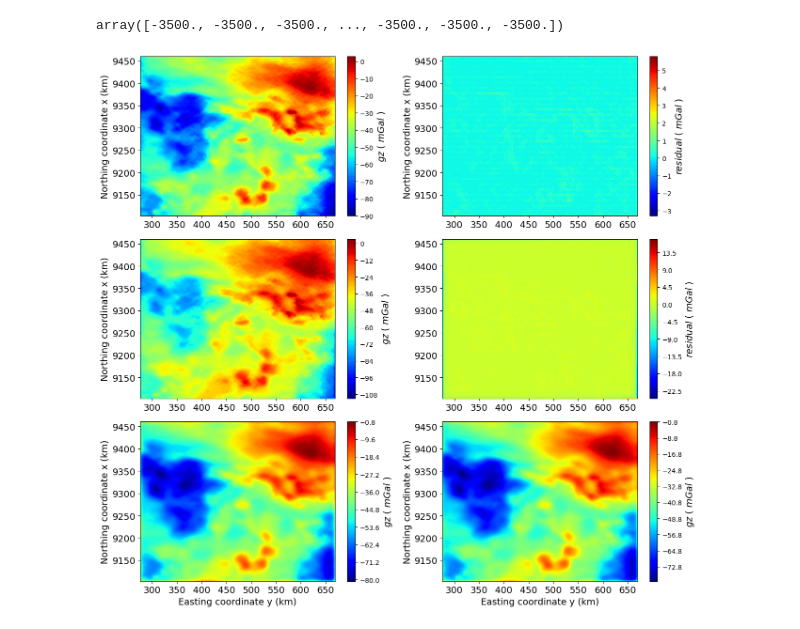
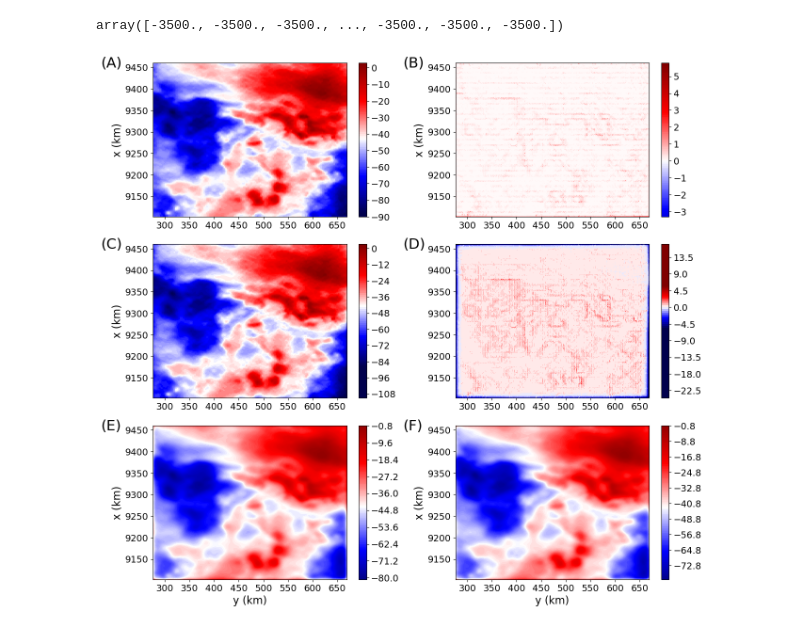
Before and after one commit to DiegoTaka/fast_equivalent_layer, a Jupyter notebook: code/grav/real_data_grav/Carajas_grav_CGLS.ipynb, the cells around one changed output. Drawn from its saved outputs; the diff is of its cells as text; code cells hidden in the pictures.

```diff
--- a/code/grav/real_data_grav/Carajas_grav_CGLS.ipynb
+++ b/code/grav/real_data_grav/Carajas_grav_CGLS.ipynb
@@ -37,17 +41,21 @@ yi_plot = carajas['y']/1000
 fig = plt.figure(figsize=(8,6))
 fig.patch.set_facecolor('xkcd:white')
 #plt.tricontourf(yi_plot, xi_plot, dobs, 300, vmin=-300, vmax=300, cmap='jet')
-plt.tricontourf(yi_plot, xi_plot, dobs, 100, cmap='jet')
+ranges_max = np.max(dobs)
+ranges_min = np.min(dobs)
+plt.tricontourf(yi_plot, xi_plot, dobs, 100, cmap='seismic',vmin=ranges_min,vmax=ranges_max)
 #cb = plt.colorbar(shrink=0.825)
 cb = plt.colorbar()
+plt.clim(ranges_min, ranges_max)
+cb.ax.tick_params(labelsize=14)
 #plt.axis('scaled')
-cb.set_label('$gz$ ( $mGal$ )', rotation=90, fontsize=14)
+#cb.set_label('$gz$ ( $mGal$ )', rotation=90, fontsize=14)
 plt.xlim(np.min(yi_plot),np.max(yi_plot))
 plt.ylim(np.min(xi_plot),np.max(xi_plot))
 plt.xticks(fontsize=14)
 plt.yticks(fontsize=14)
-plt.xlabel('Easting coordinate y (km)', fontsize=14)
-plt.ylabel('Northing coordinate x (km)', fontsize=14)
-plt.tight_layout();
+plt.xlabel('y (km)', fontsize=16)
+plt.ylabel('x (km)', fontsize=16)
+plt.tight_layout()
 #plt.savefig('../../../manuscript/Fig/carajas_gz_real_data_1000x500.png', dpi=300)
 # %% [output]
@@ -123,80 +131,99 @@ array([-3500., -3500., -3500., ..., -3500., -3500., -3500.])
 fig = plt.figure(figsize=(13, 12))
 fig.patch.set_facecolor('xkcd:white')
 
+ranges_res = np.max(np.abs(delta_conv))
+
 plt.subplot(321)
 #plt.title('Convolutional method', y=1, x=0.5, fontsize=14)
-plt.tricontourf(yi_plot, xi_plot, gzp_conv, 100, cmap='jet')
+plt.tricontourf(yi_plot, xi_plot, gzp_conv, 100, cmap='seismic',vmin=ranges_min,vmax=ranges_max)
 cb = plt.colorbar()
-cb.set_label('$gz$ ( $mGal$ )', rotation=90, fontsize=14)
+plt.clim(ranges_min, ranges_max)
+cb.ax.tick_params(labelsize=14)
+#cb.set_label('$gz$ ( $mGal$ )', rotation=90, fontsize=14)
 plt.xlim(np.min(yi_plot),np.max(yi_plot))
 plt.ylim(np.min(xi_plot),np.max(xi_plot))
 plt.xticks(fontsize=14)
 plt.yticks(fontsize=14)
 #plt.xlabel('Easting coordinate y (km)', fontsize=14)
-plt.ylabel('Northing coordinate x (km)', fontsize=14)
+plt.ylabel('x (km)', fontsize=16)
+plt.annotate(text='(A)', xy=(-0.27,0.97), xycoords='axes fraction', fontsize=22)
 
 plt.subplot(322)
 #plt.title('Convolutional method residual', y=1, x=0.5, fontsize=14)
-plt.tricontourf(yi_plot, xi_plot, delta_conv, 100, cmap='jet')
+plt.tricontourf(yi_plot, xi_plot, delta_conv, 100, cmap='seismic',vmin=-ranges_res,vmax=ranges_res)
 cb = plt.colorbar()
-cb.set_label('$residual$ ( $mGal$ )', rotation=90, fontsize=14)
+plt.clim(-ranges_res, ranges_res)
+cb.ax.tick_params(labelsize=14)
+#cb.set_label('$residual$ ( $mGal$ )', rotation=90, fontsize=14)
 plt.xlim(np.min(yi_plot),np.max(yi_plot))
 plt.ylim(np.min(xi_plot),np.max(xi_plot))
 plt.xticks(fontsize=14)
 plt.yticks(fontsize=14)
 #plt.xlabel('Easting coordinate y (km)', fontsize=14)
-plt.ylabel('Northing coordinate x (km)', fontsize=14)
+plt.ylabel('x (km)', fontsize=16)
+plt.annotate(text='(B)', xy=(-0.27,0.97), xycoords='axes fraction', fontsize=22)
 
 plt.subplot(323)
 #plt.title('Deconvolutional method', y=1, x=0.5, fontsize=14)
-plt.tricontourf(yi_plot, xi_plot, gzp_deconv, 100, cmap='jet')
+plt.tricontourf(yi_plot, xi_plot, gzp_deconv, 100, cmap='seismic',vmin=ranges_min,vmax=ranges_max)
 cb = plt.colorbar()
-cb.set_label('$gz$ ( $mGal$ )', rotation=90, fontsize=14)
+plt.clim(ranges_min, ranges_max)
+cb.ax.tick_params(labelsize=14)
+#cb.set_label('$gz$ ( $mGal$ )', rotation=90, fontsize=14)
 plt.xlim(np.min(yi_plot),np.max(yi_plot))
 plt.ylim(np.min(xi_plot),np.max(xi_plot))
 plt.xticks(fontsize=14)
 plt.yticks(fontsize=14)
 #plt.xlabel('Easting coordinate y (km)', fontsize=14)
-plt.ylabel('Northing coordinate x (km)', fontsize=14)
+plt.ylabel('x (km)', fontsize=16)
+plt.annotate(text='(C)', xy=(-0.27,0.97), xycoords='axes fraction', fontsize=22)
 
 plt.subplot(324)
 #plt.title('Deconvolutional method residual', y=1, x=0.5, fontsize=14)
-plt.tricontourf(yi_plot, xi_plot, delta_deconv, 100, cmap='jet')
+plt.tricontourf(yi_plot, xi_plot, delta_deconv, 100, cmap='seismic',vmin=-ranges_res,vmax=ranges_res)
 cb = plt.colorbar()
-cb.set_label('$residual$ ( $mGal$ )', rotation=90, fontsize=14)
+plt.clim(-ranges_res, ranges_res)
+cb.ax.tick_params(labelsize=14)
+#cb.set_label('$residual$ ( $mGal$ )', rotation=90, fontsize=14)
 plt.xlim(np.min(yi_plot),np.max(yi_plot))
 plt.ylim(np.min(xi_plot),np.max(xi_plot))
 plt.xticks(fontsize=14)
 plt.yticks(fontsize=14)
 #plt.xlabel('Easting coordinate y (km)', fontsize=14)
 #plt.ylabel('Northing coordinate x (km)', fontsize=14)
+plt.annotate(text='(D)', xy=(-0.27,0.97), xycoords='axes fraction', fontsize=22)
 
 plt.subplot(325)
 #plt.title('Convolutional upward continuation', y=1, x=0.5, fontsize=14)
-plt.tricontourf(yi_plot, xi_plot, gzp_conv_up, 100, cmap='jet')
+plt.tricontourf(yi_plot, xi_plot, gzp_conv_up, 100, cmap='seismic',vmin=ranges_min,vmax=ranges_max)
 cb = plt.colorbar()
-cb.set_label('$gz$ ( $mGal$ )', rotation=90, fontsize=14)
+plt.clim(ranges_min, ranges_max)
+cb.ax.tick_params(labelsize=14)
+#cb.set_label('$gz$ ( $mGal$ )', rotation=90, fontsize=14)
 plt.xlim(np.min(yi_plot),np.max(yi_plot))
 plt.ylim(np.min(xi_plot),np.max(xi_plot))
 plt.xticks(fontsize=14)
 plt.yticks(fontsize=14)
-plt.xlabel('Easting coordinate y (km)', fontsize=14)
-plt.ylabel('Northing coordinate x (km)', fontsize=14)
+plt.xlabel('y (km)', fontsize=16)
+plt.ylabel('x (km)', fontsize=16)
+plt.annotate(text='(E)', xy=(-0.27,0.97), xycoords='axes fraction', fontsize=22)
 
 plt.subplot(326)
 #plt.title('Deconvolutional upward continuation \u03BC = $10^{-22}$', y=1, x=0.5, fontsize=14)
-plt.tricontourf(yi_plot, xi_plot, gzp_deconv_up, 100, cmap='jet')
+plt.tricontourf(yi_plot, xi_plot, gzp_deconv_up, 100, cmap='seismic',vmin=ranges_min,vmax=ranges_max)
 cb = plt.colorbar()
-cb.set_label('$gz$ ( $mGal$ )', rotation=90, fontsize=14)
+plt.clim(ranges_min, ranges_max)
+cb.ax.tick_params(labelsize=14)
+#cb.set_label('$gz$ ( $mGal$ )', rotation=90, fontsize=14)
 plt.xlim(np.min(yi_plot),np.max(yi_plot))
 plt.ylim(np.min(xi_plot),np.max(xi_plot))
 plt.xticks(fontsize=14)
 plt.yticks(fontsize=14)
-plt.xlabel('Easting coordinate y (km)', fontsize=14)
-plt.ylabel('Northing coordinate x (km)', fontsize=14)
-
+plt.xlabel('y (km)', fontsize=16)
+plt.ylabel('x (km)', fontsize=16)
+plt.annotate(text='(F)', xy=(-0.27,0.97), xycoords='axes fraction', fontsize=22)
 
 plt.tight_layout()
 plt.savefig('../../../manuscript/Fig/carajas_gz_predito_1000x500.png', dpi=300)
 # %% [output]
-[figure, old version]
+[figure, new version]
```
Also changed, not shown: parts of 6 cells of this notebook, 1 other file.
